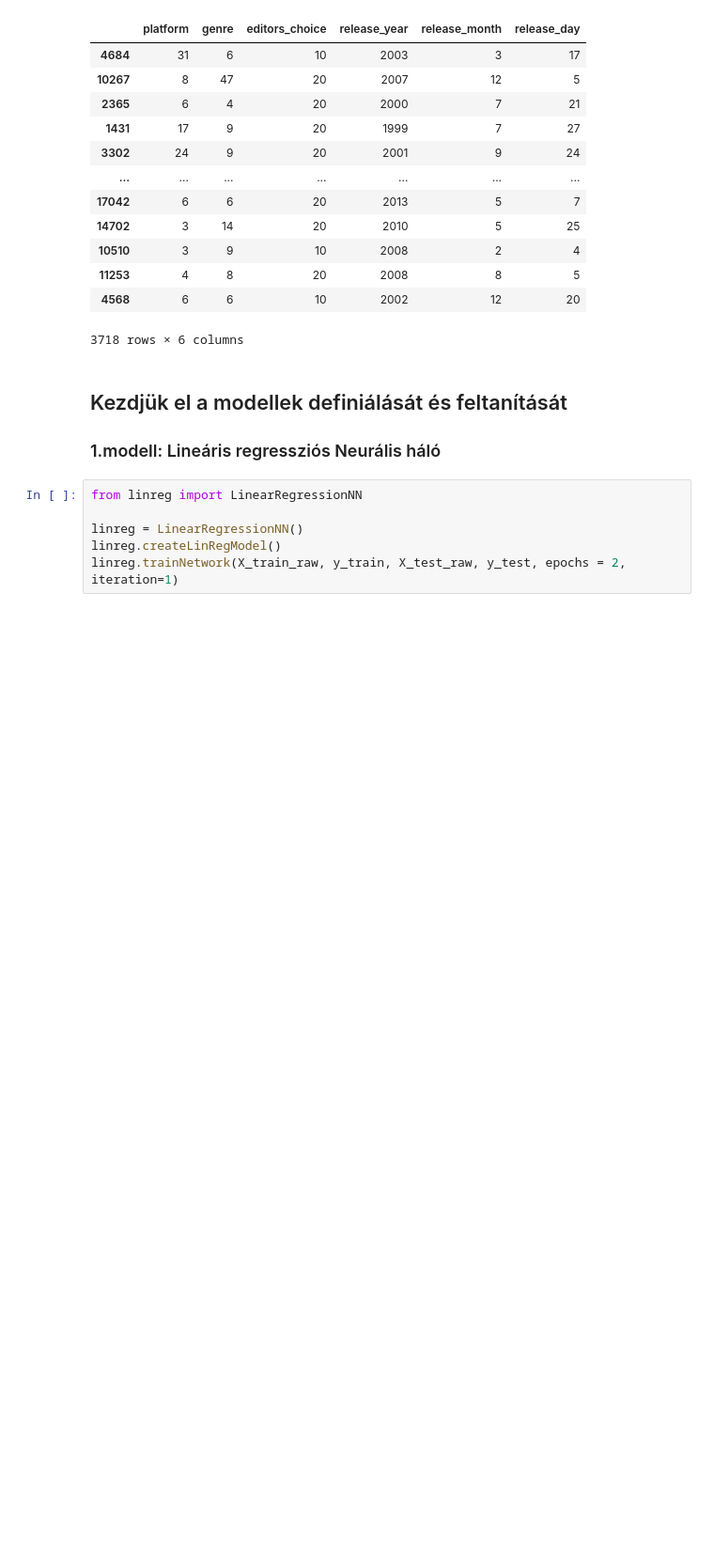
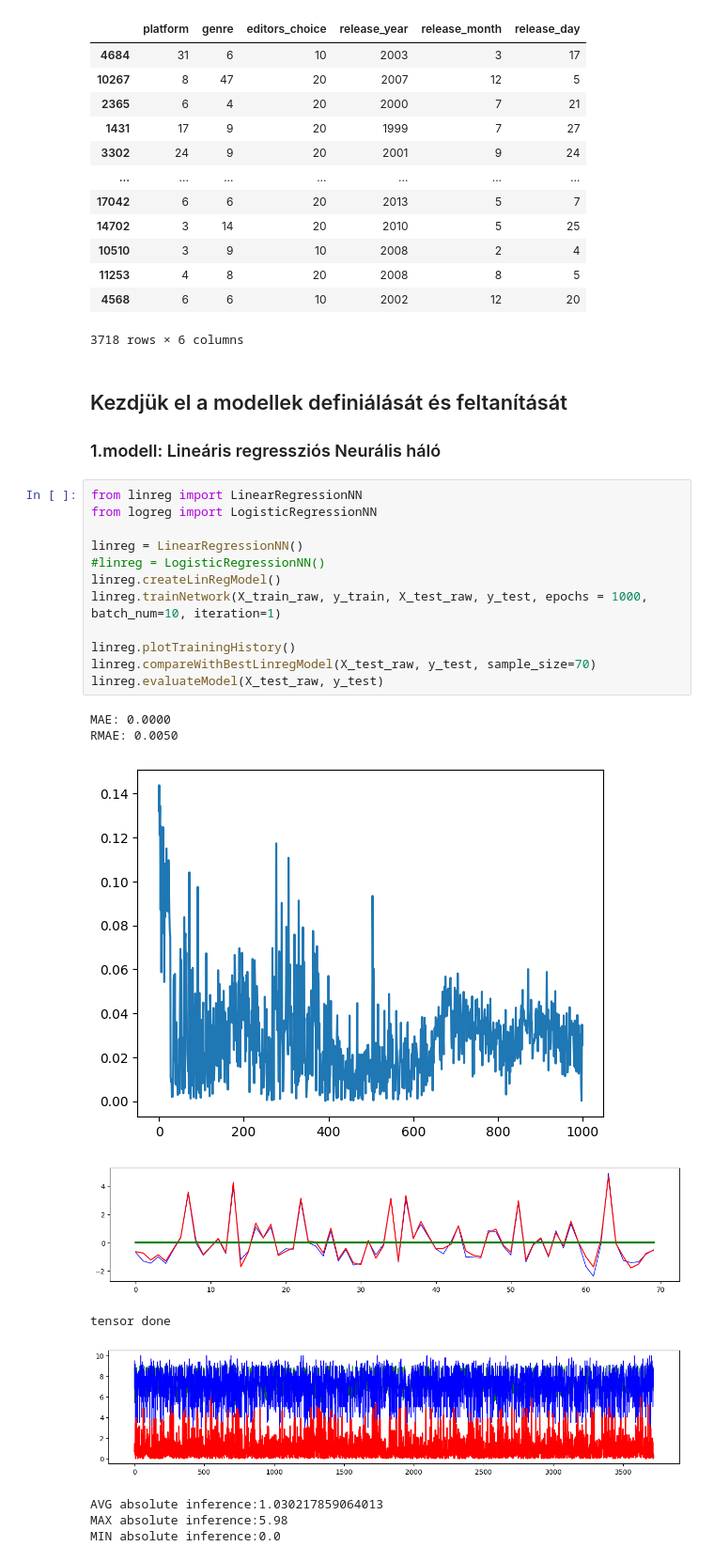
Before and after one commit to DezsiCsaba/gepi-latas-feleves, a Jupyter notebook: megoldás - bdigne.ipynb, the cells around one changed output. Shown at 94% size. Drawn from its saved outputs; the diff is of its cells as text; blank space fills up the shorter version.

```diff
--- a/megoldás - bdigne.ipynb
+++ b/megoldás - bdigne.ipynb
@@ -229,7 +230,23 @@ X_test_raw
 ### 1.modell: Lineáris regressziós Neurális háló
 # %%
 from linreg import LinearRegressionNN
+from logreg import LogisticRegressionNN
 
 linreg = LinearRegressionNN()
+#linreg = LogisticRegressionNN()
 linreg.createLinRegModel()
-linreg.trainNetwork(X_train_raw, y_train, X_test_raw, y_test, epochs = 2, iteration=1)
+linreg.trainNetwork(X_train_raw, y_train, X_test_raw, y_test, epochs = 1000, batch_num=10, iteration=1)
+
+linreg.plotTrainingHistory()
+linreg.compareWithBestLinregModel(X_test_raw, y_test, sample_size=70)
+linreg.evaluateModel(X_test_raw, y_test)
+# %% [output]
+MAE: 0.0000
+RMAE: 0.0050
+[figure, added]
+[figure, added]
+tensor done
+[figure, added]
+AVG absolute inference:1.030217859064013
+MAX absolute inference:5.98
+MIN absolute inference:0.0
```
Also changed, not shown: parts of 3 cells of this notebook, 5 other files.
